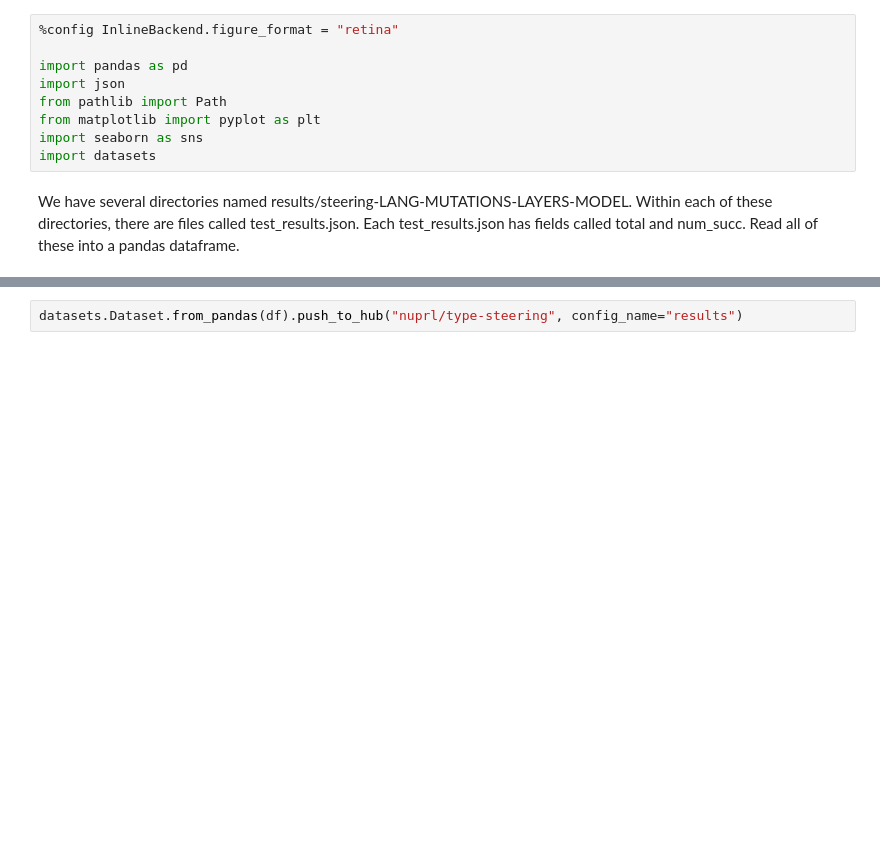
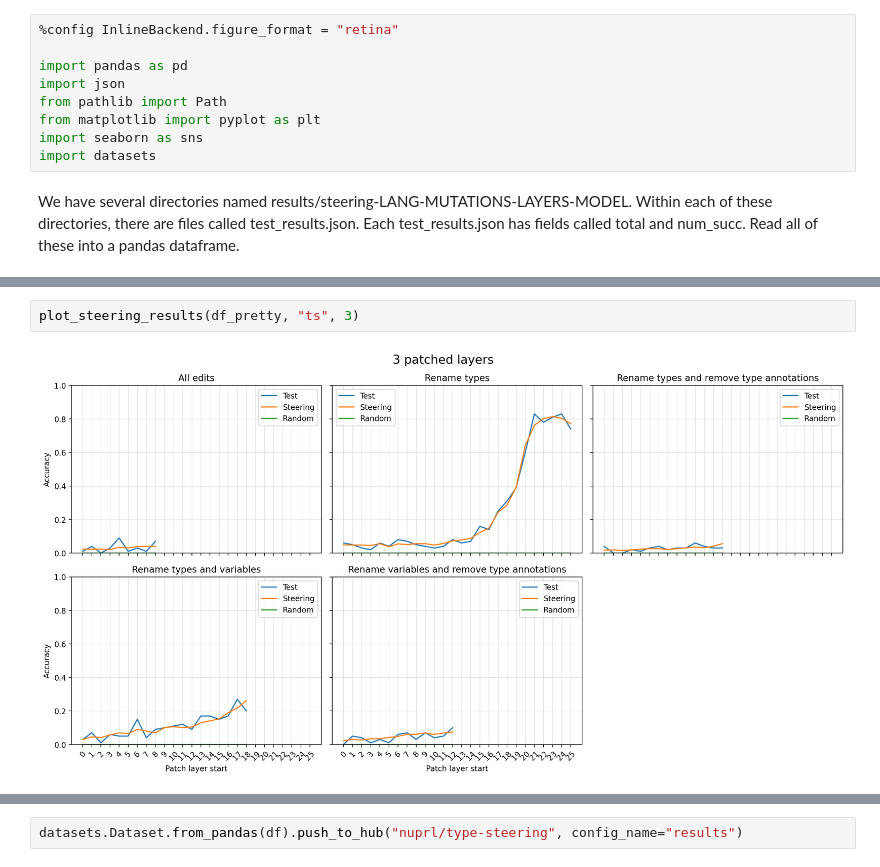
Before and after one commit to nuprl/codetrace, a Jupyter notebook: notebooks/delta_analysis.ipynb, the cells around one changed output, grey strips where cells are left out. Cells and saved outputs as stored; diff of their text form; blank space fills up the shorter version.

```diff
--- a/notebooks/delta_analysis.ipynb
+++ b/notebooks/delta_analysis.ipynb
@@ -112,0 +128,4 @@ plot_steering_results(df_pretty, 5)
+# %%
+plot_steering_results(df_pretty, "ts", 3)
+# %% [output]
+[figure, added]
```
Also changed, not shown: parts of 8 cells of this notebook.
